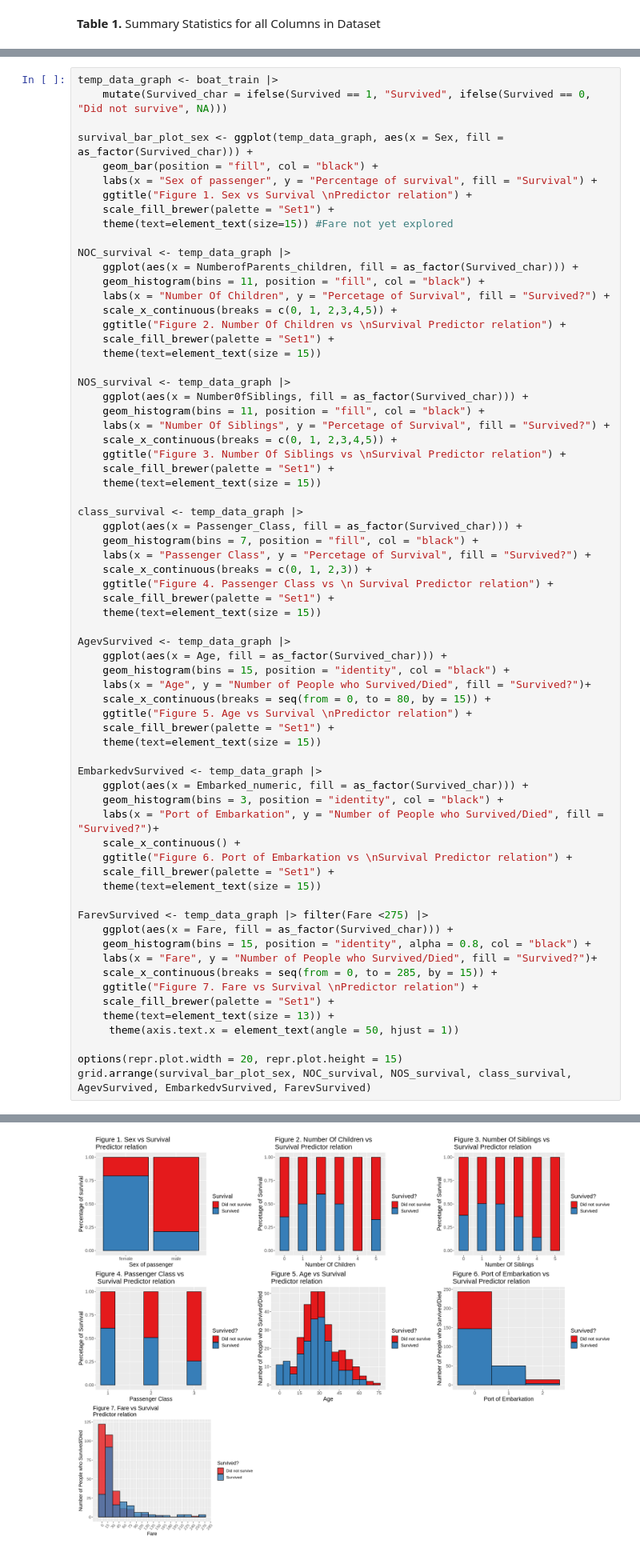
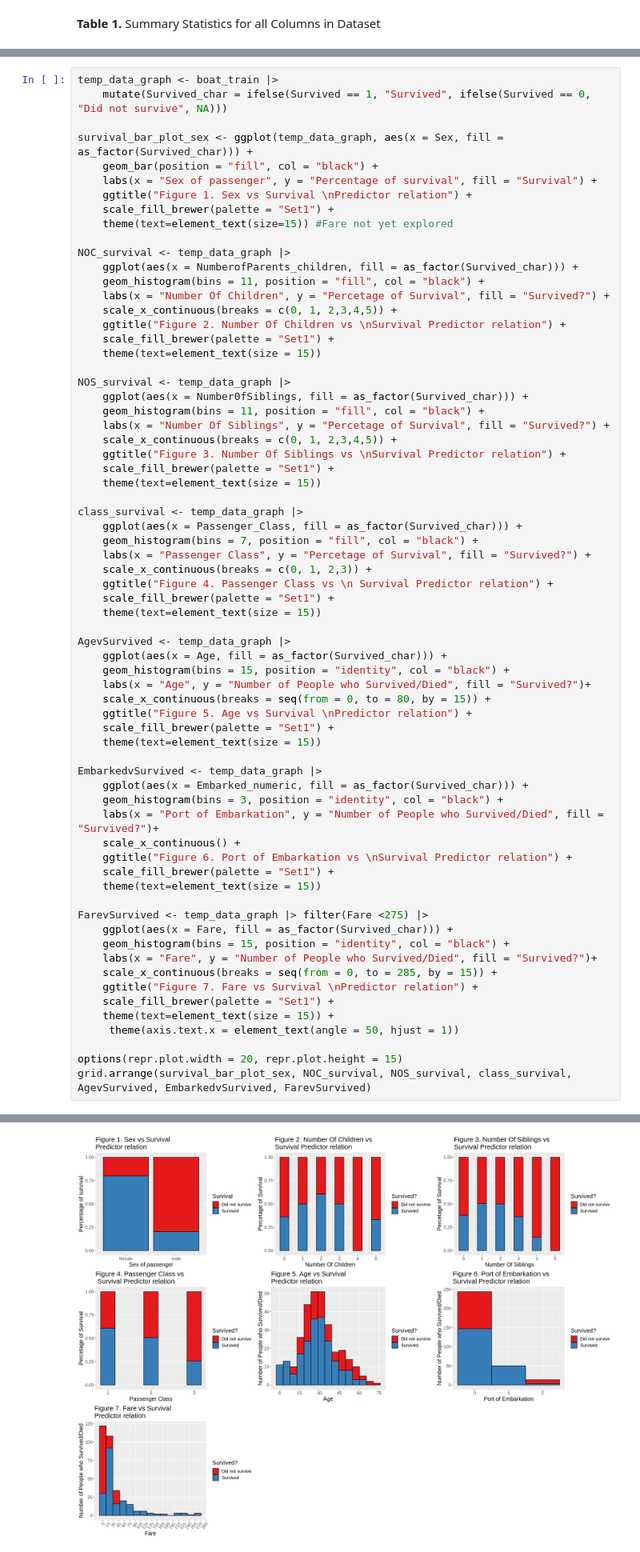
Before and after one commit to zhang17s/DSCI-100-Group-Project-, a Jupyter notebook: Proposal.ipynb, the cells around one changed output, grey strips where cells are left out. Shown at 80% size. Saved outputs shown, nothing was run; the diff lists cells and outputs as text.

```diff
--- a/Proposal.ipynb
+++ b/Proposal.ipynb
@@ -215,33 +194,33 @@ AgevSurvived <- temp_data_graph |>
     theme(text=element_text(size = 15))
 
 EmbarkedvSurvived <- temp_data_graph |>
     ggplot(aes(x = Embarked_numeric, fill = as_factor(Survived_char))) +
     geom_histogram(bins = 3, position = "identity", col = "black") +
     labs(x = "Port of Embarkation", y = "Number of People who Survived/Died", fill = "Survived?")+
     scale_x_continuous() +
     ggtitle("Figure 6. Port of Embarkation vs \nSurvival Predictor relation") +
     scale_fill_brewer(palette = "Set1") +
     theme(text=element_text(size = 15))
 
 FarevSurvived <- temp_data_graph |> filter(Fare <275) |>
     ggplot(aes(x = Fare, fill = as_factor(Survived_char))) +
-    geom_histogram(bins = 15, position = "identity", alpha = 0.8, col = "black") +
+    geom_histogram(bins = 15, position = "identity", col = "black") +
     labs(x = "Fare", y = "Number of People who Survived/Died", fill = "Survived?")+
     scale_x_continuous(breaks = seq(from = 0, to = 285, by = 15)) +
     ggtitle("Figure 7. Fare vs Survival \nPredictor relation") +
     scale_fill_brewer(palette = "Set1") +
-    theme(text=element_text(size = 13)) +
+    theme(text=element_text(size = 15)) +
      theme(axis.text.x = element_text(angle = 50, hjust = 1))
 
 options(repr.plot.width = 20, repr.plot.height = 15)
 grid.arrange(survival_bar_plot_sex, NOC_survival, NOS_survival, class_survival, AgevSurvived, EmbarkedvSurvived, FarevSurvived)
 # %% [output]
 Warning message:
 “Removed 10 rows containing missing values (geom_bar).”
 Warning message:
 “Removed 10 rows containing missing values (geom_bar).”
 Warning message:
 “Removed 8 rows containing missing values (geom_bar).”
 Warning message:
 “Removed 2 rows containing non-finite values (stat_bin).”
-[figure, old version]
+[figure, new version]
```
Also changed, not shown: parts of 22 cells of this notebook.
